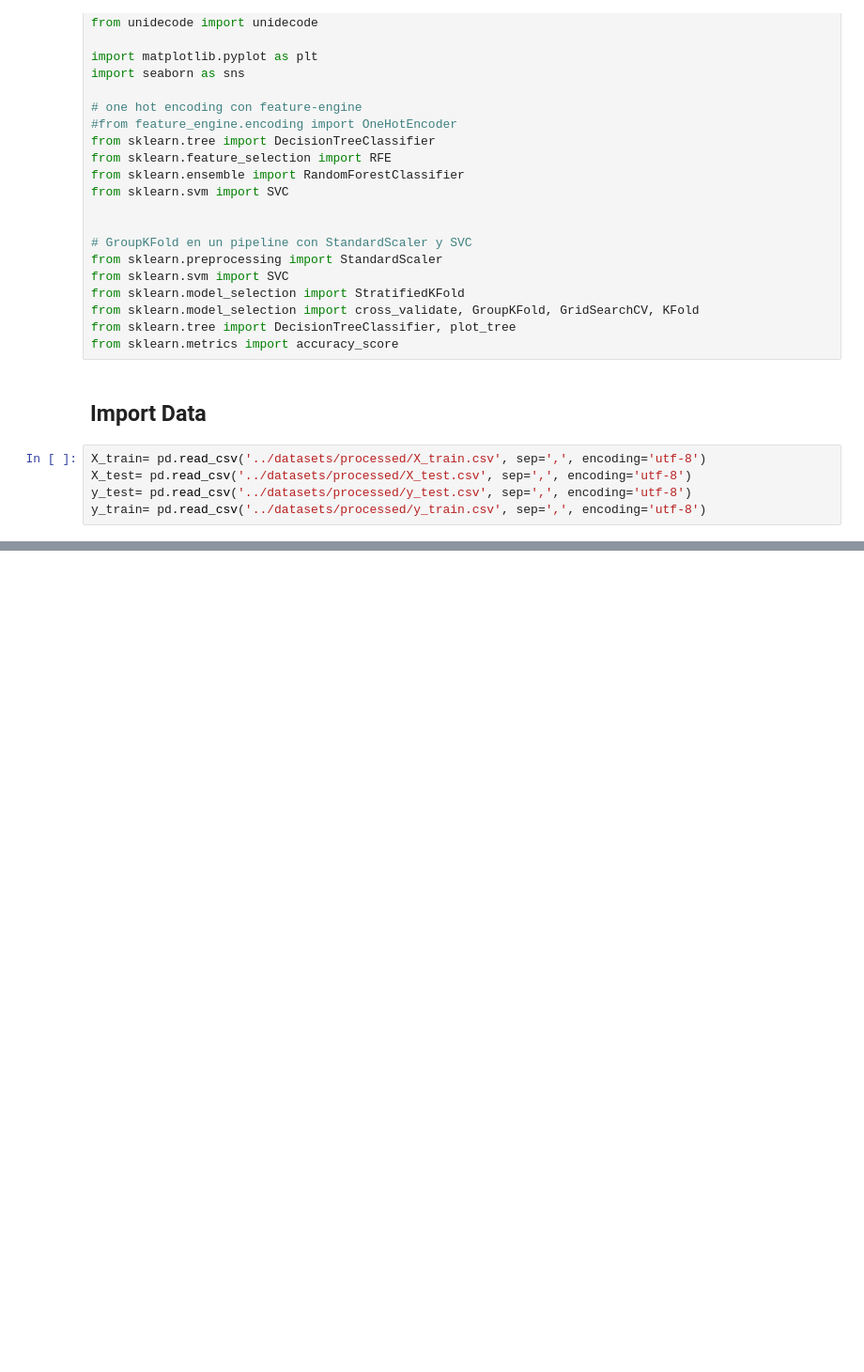
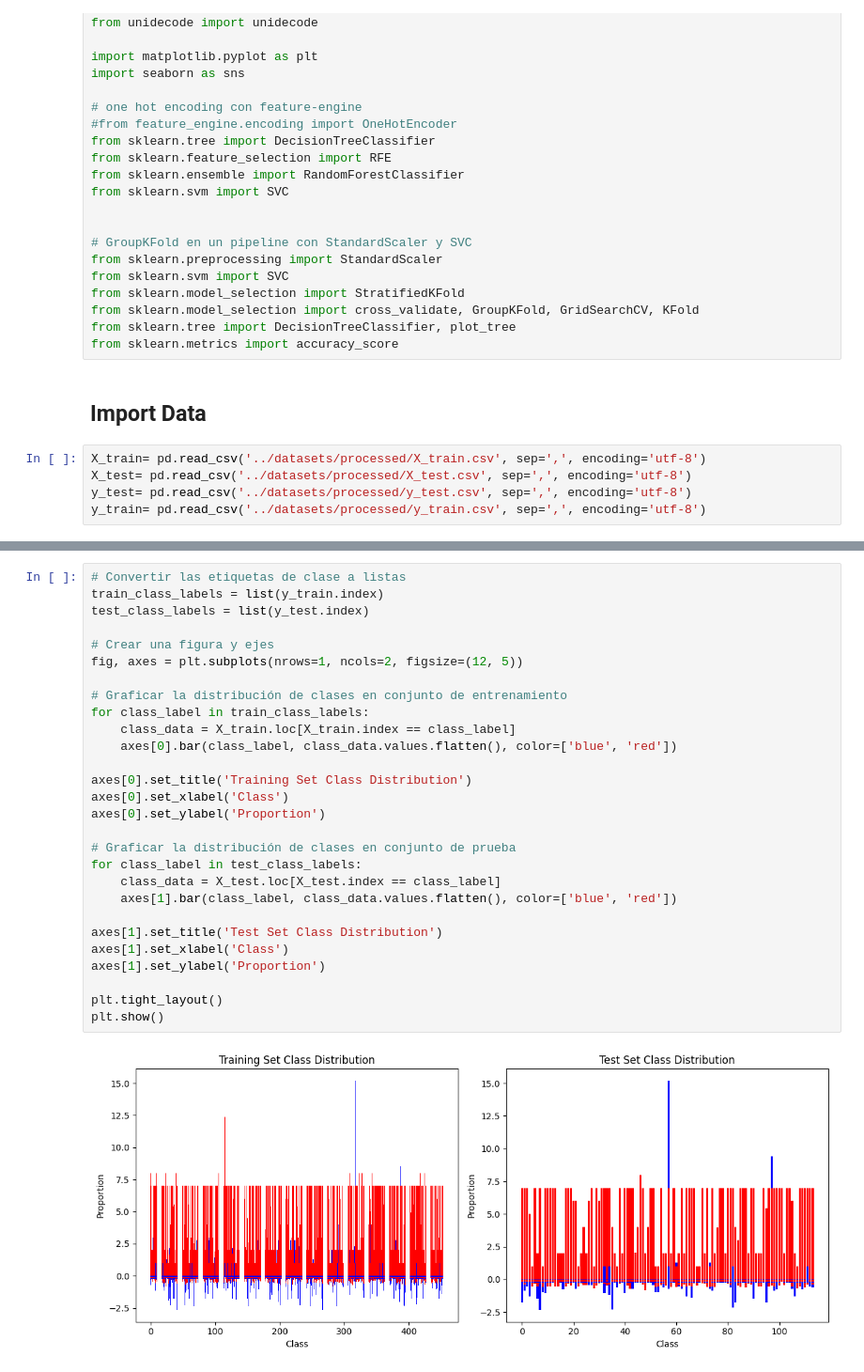
Before and after one commit to clblommberg/Proym6_Integrador_henry, a Jupyter notebook: notebooks/3_Entrenamiento.ipynb, the cells around one changed output, grey strips where cells are left out. Shown at 94% size. Drawn from its saved outputs; the diff is of its cells as text; blank space fills up the shorter version.

```diff
--- a/notebooks/3_Entrenamiento.ipynb
+++ b/notebooks/3_Entrenamiento.ipynb
@@ -849,3 +461,33 @@ Resultados filtrados ordenados por mean_test_score de mayor a menor:
+# %%
+# Convertir las etiquetas de clase a listas
+train_class_labels = list(y_train.index)
+test_class_labels = list(y_test.index)
+
+# Crear una figura y ejes
+fig, axes = plt.subplots(nrows=1, ncols=2, figsize=(12, 5))
+
+# Graficar la distribución de clases en conjunto de entrenamiento
+for class_label in train_class_labels:
+    class_data = X_train.loc[X_train.index == class_label]
+    axes[0].bar(class_label, class_data.values.flatten(), color=['blue', 'red'])
+
+axes[0].set_title('Training Set Class Distribution')
+axes[0].set_xlabel('Class')
+axes[0].set_ylabel('Proportion')
+
+# Graficar la distribución de clases en conjunto de prueba
+for class_label in test_class_labels:
+    class_data = X_test.loc[X_test.index == class_label]
+    axes[1].bar(class_label, class_data.values.flatten(), color=['blue', 'red'])
+
+axes[1].set_title('Test Set Class Distribution')
+axes[1].set_xlabel('Class')
+axes[1].set_ylabel('Proportion')
+
+plt.tight_layout()
+plt.show()
+# %% [output]
+[figure, added]
 # %%
 # Imprimir todas las columnas disponibles
 print("Columnas disponibles en resultados_hyperparametros:")
```
Also changed, not shown: parts of 27 cells of this notebook, 14 other files.
